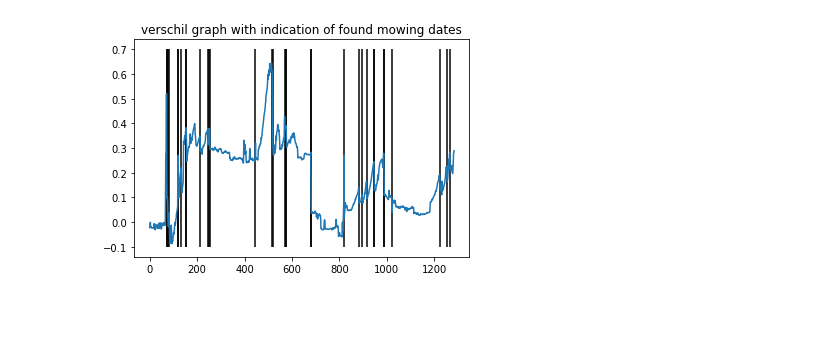
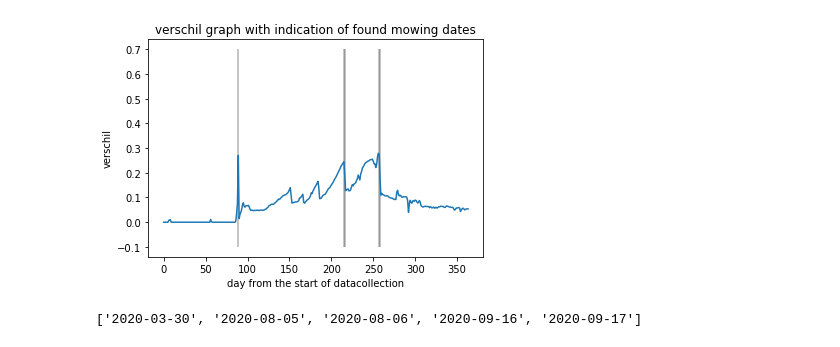
Before and after one commit to Npb01/Data-challenge-3, a Jupyter notebook: mowing.ipynb, the cells around one changed output. Drawn from its saved outputs; the diff is of its cells as text; code cells hidden in the pictures; blank space fills up the shorter version.

```diff
--- a/mowing.ipynb
+++ b/mowing.ipynb
@@ -351,6 +379,9 @@ def show_mowing_dates(data_path, weir, mowing_dates_dict):
 
 
 
+    for day in range(len(df)):
+        if df['VERSCHIL'][day] <= 0:
+            df['VERSCHIL'][day] = 0
     averages = []
     days = [i[:10] for i in df['TIME']]
     df['day'] = days
@@ -368,8 +399,14 @@ def show_mowing_dates(data_path, weir, mowing_dates_dict):
 
     plt.plot(averages)
     plt.title('verschil graph with indication of found mowing dates')
-    plt.vlines(indexes, ymin = -0.1, ymax= 0.7)
+    plt.xlabel('day from the start of datacollection')
+    plt.ylabel('verschil')
+    plt.vlines(indexes, alpha=0.3, ymin = -0.1, ymax= 0.7)
-# %%
-show_mowing_dates(data_path, '211N_211M', mowing_dates_dict)
-# %% [output]
-[figure, removed]
+# %%
+show_mowing_dates(path_yearly, '211N_211M_2020', mowing_dates_dict_yearly)
+# %% [output]
+[figure, added]
+# %%
+mowing_dates_dict_yearly['211N_211M_2020'] #This together with the figure above shows that there is an issue with consecutive days
+# %% [output]
+['2020-03-30', '2020-08-05', '2020-08-06', '2020-09-16', '2020-09-17']
```
Also changed, not shown: parts of 7 cells of this notebook.
